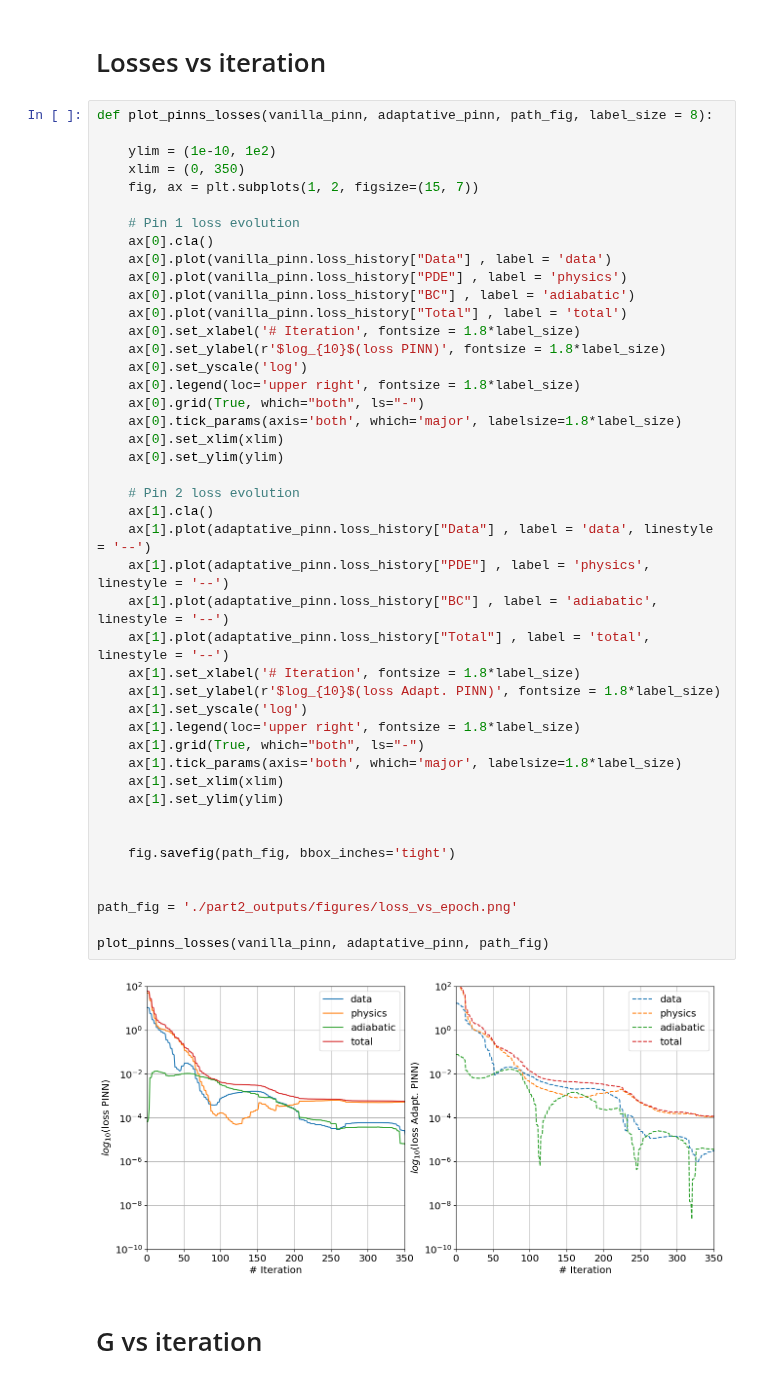
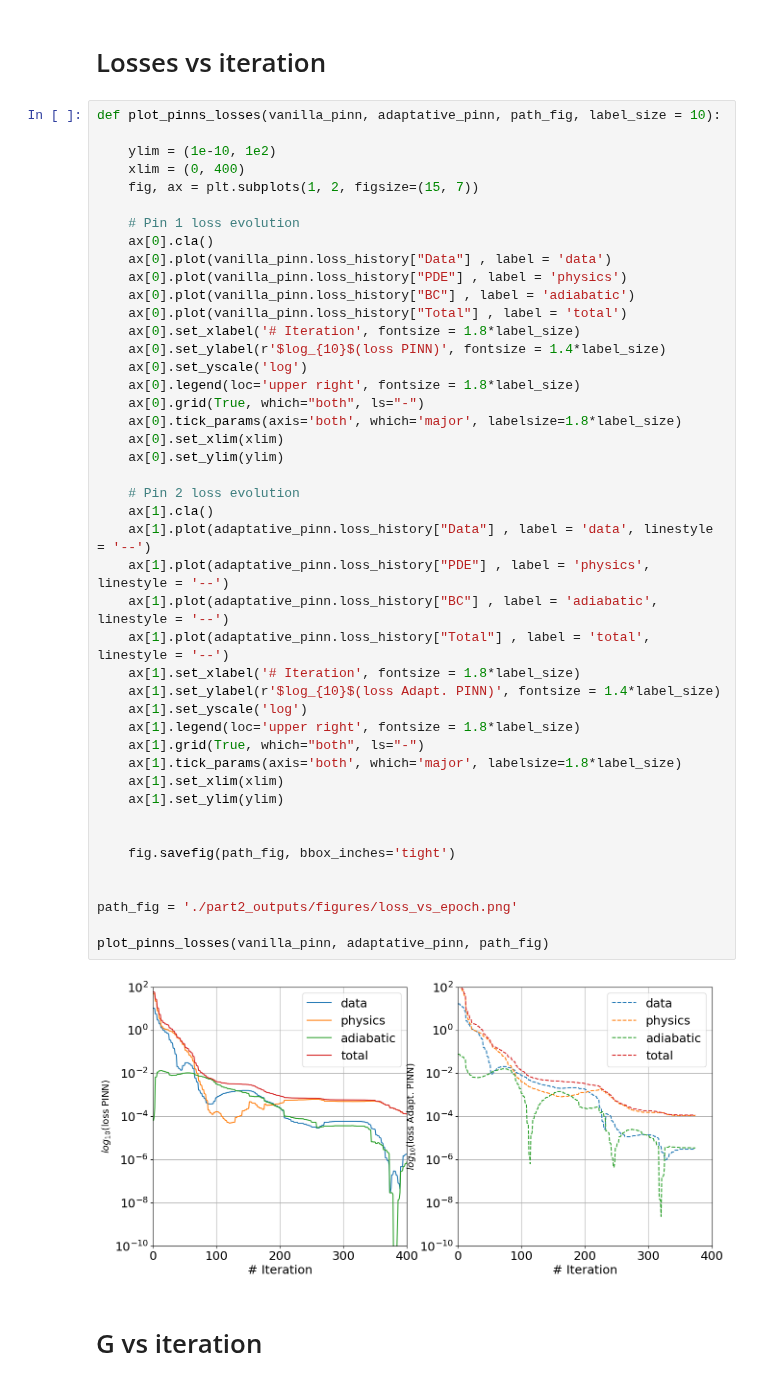
Before and after one commit to mvanzulli/Heat_Transfer_PINN, a Jupyter notebook: playground/Adaptative_PINN.ipynb, the cells around one changed output. Cells and saved outputs as stored; diff of their text form.

```diff
--- a/playground/Adaptative_PINN.ipynb
+++ b/playground/Adaptative_PINN.ipynb
@@ -530,10 +530,10 @@ LBFGS iter: 375, Loss error(Train): 0.0001150970 , G_real = [0.87814], G_PINN =
 # %% [markdown]
 # Losses vs iteration
 # %%
-def plot_pinns_losses(vanilla_pinn, adaptative_pinn, path_fig, label_size = 8):
+def plot_pinns_losses(vanilla_pinn, adaptative_pinn, path_fig, label_size = 10):
 
     ylim = (1e-10, 1e2)
-    xlim = (0, 350)
+    xlim = (0, 400)
     fig, ax = plt.subplots(1, 2, figsize=(15, 7))
 
     # Pin 1 loss evolution
@@ -543,38 +543,38 @@ def plot_pinns_losses(vanilla_pinn, adaptative_pinn, path_fig, label_size = 8):
     ax[0].plot(vanilla_pinn.loss_history["BC"] , label = 'adiabatic')
     ax[0].plot(vanilla_pinn.loss_history["Total"] , label = 'total')
     ax[0].set_xlabel('# Iteration', fontsize = 1.8*label_size)
-    ax[0].set_ylabel(r'$log_{10}$(loss PINN)', fontsize = 1.8*label_size)
+    ax[0].set_ylabel(r'$log_{10}$(loss PINN)', fontsize = 1.4*label_size)
     ax[0].set_yscale('log')
     ax[0].legend(loc='upper right', fontsize = 1.8*label_size)
     ax[0].grid(True, which="both", ls="-")
     ax[0].tick_params(axis='both', which='major', labelsize=1.8*label_size)
     ax[0].set_xlim(xlim)
     ax[0].set_ylim(ylim)
 
     # Pin 2 loss evolution
     ax[1].cla()
     ax[1].plot(adaptative_pinn.loss_history["Data"] , label = 'data', linestyle = '--')
     ax[1].plot(adaptative_pinn.loss_history["PDE"] , label = 'physics', linestyle = '--')
     ax[1].plot(adaptative_pinn.loss_history["BC"] , label = 'adiabatic', linestyle = '--')
     ax[1].plot(adaptative_pinn.loss_history["Total"] , label = 'total', linestyle = '--')
     ax[1].set_xlabel('# Iteration', fontsize = 1.8*label_size)
-    ax[1].set_ylabel(r'$log_{10}$(loss Adapt. PINN)', fontsize = 1.8*label_size)
+    ax[1].set_ylabel(r'$log_{10}$(loss Adapt. PINN)', fontsize = 1.4*label_size)
     ax[1].set_yscale('log')
     ax[1].legend(loc='upper right', fontsize = 1.8*label_size)
     ax[1].grid(True, which="both", ls="-")
     ax[1].tick_params(axis='both', which='major', labelsize=1.8*label_size)
     ax[1].set_xlim(xlim)
     ax[1].set_ylim(ylim)
 
 
     fig.savefig(path_fig, bbox_inches='tight')
 
 
 path_fig = './part2_outputs/figures/loss_vs_epoch.png'
 
 plot_pinns_losses(vanilla_pinn, adaptative_pinn, path_fig)
 # %% [output]
-[figure, old version]
+[figure, new version]
 # %% [markdown]
 # G vs iteration
 # %%
```
Also changed, not shown: parts of 1 cell of this notebook, 1 other file.
